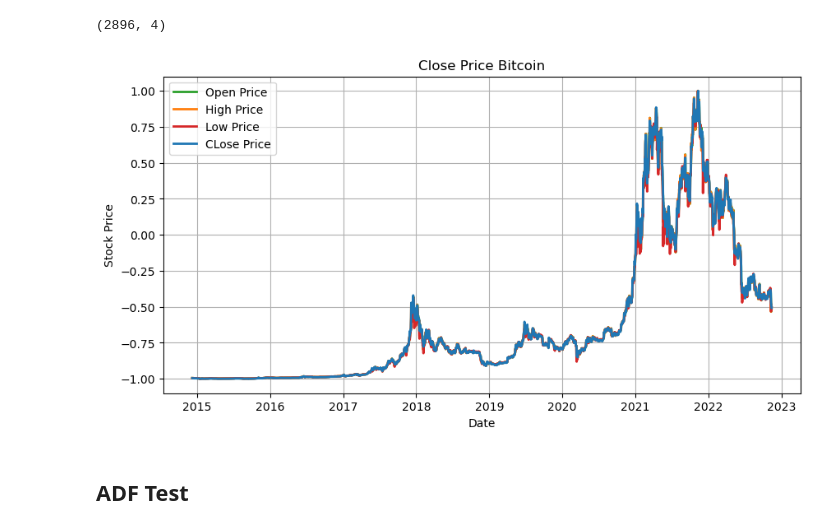
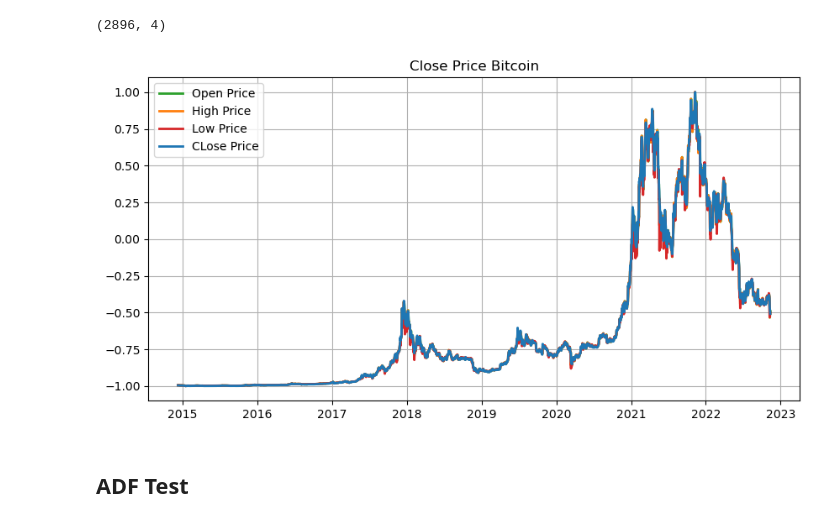
Before and after one commit to kusin/tensorflow-btc-usd-v1, a Jupyter notebook: time_series_analysis.ipynb, the cells around one changed output. Saved outputs shown, nothing was run; the diff lists cells and outputs as text; code cells hidden in the pictures.

```diff
--- a/time_series_analysis.ipynb
+++ b/time_series_analysis.ipynb
@@ -73,23 +93,23 @@ scaled.shape
 # %%
 # make frame plot
 fig, ax = plt.subplots(figsize = (10,5))
 
 # make time series plot
 ax.plot(dataset["Date"], scaled[:, 0:1], color="tab:green", label="Open Price", linewidth=2)
 ax.plot(dataset["Date"], scaled[:, 1:2], color="tab:orange", label="High Price", linewidth=2)
 ax.plot(dataset["Date"], scaled[:, 2:3], color="tab:red", label="Low Price", linewidth=2)
 ax.plot(dataset["Date"], scaled[:, 3:4], color="tab:blue", label="CLose Price", linewidth=2)
 
 # set labels
 ax.set_title("Close Price Bitcoin", fontsize=12)
-ax.set_xlabel("Date", fontsize=10)
-ax.set_ylabel("Stock Price", fontsize=10)
+ax.set_xlabel("", fontsize=10)
+ax.set_ylabel("", fontsize=10)
 ax.legend(loc='upper left')
 ax.grid(True)
 
 plt.show()
 # %% [output]
-[figure, old version]
+[figure, new version]
 # %% [markdown]
 ## ADF Test
 # %%
```
Also changed, not shown: parts of 1 cell of this notebook, 6 other files.
